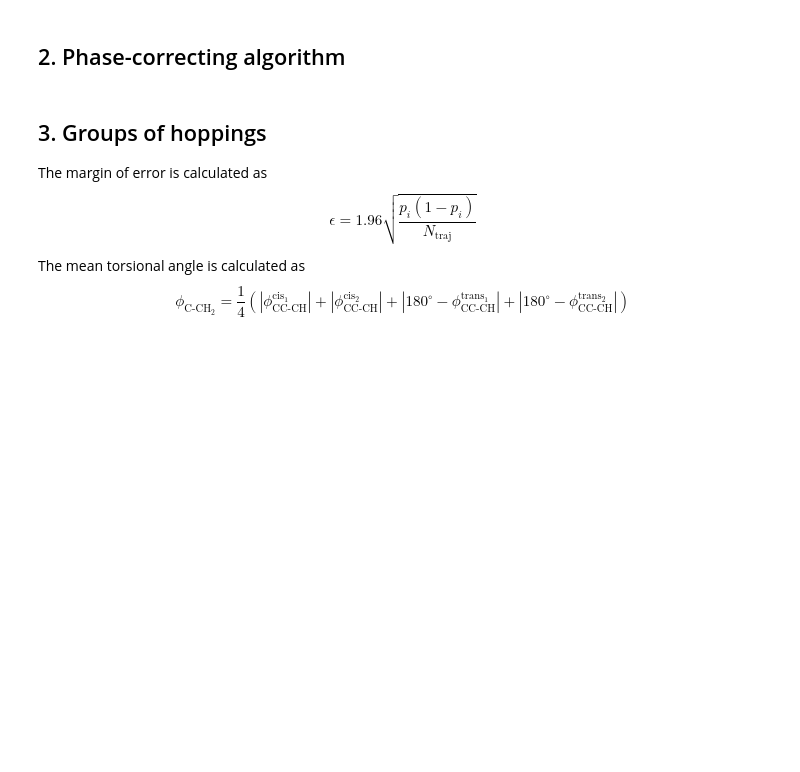
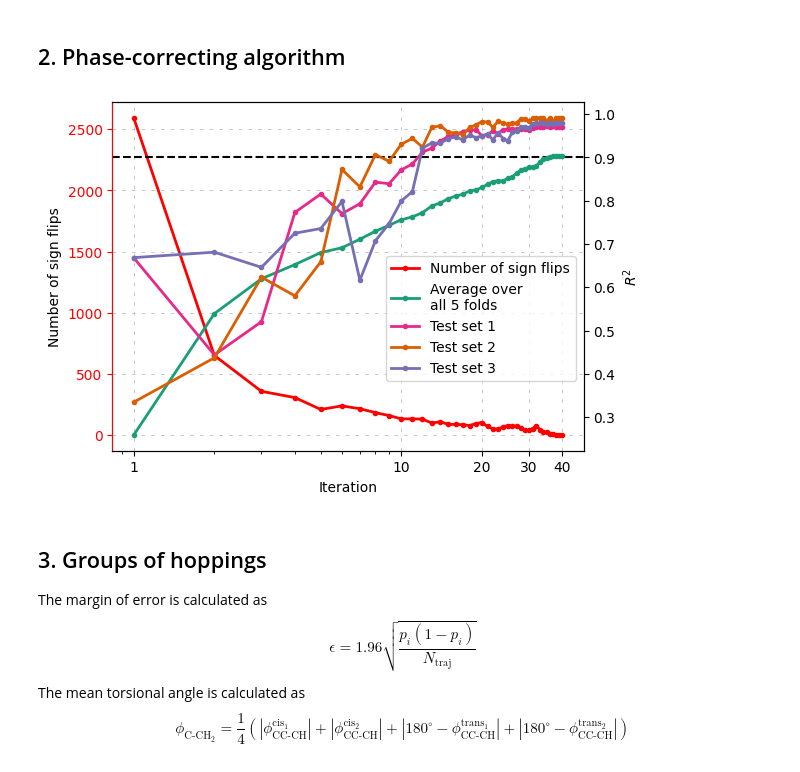
Before and after one commit to JakubMartinka/Fulvene-ML-FSSH, a Jupyter notebook: SI.ipynb, the cells around one changed output. Saved outputs shown, nothing was run; the diff lists cells and outputs as text; code cells hidden in the pictures; blank space fills up the shorter version.

```diff
--- a/SI.ipynb
+++ b/SI.ipynb
@@ -139,34 +159,36 @@ df = pd.read_csv('data/phasecorrection.csv')
 df = df.groupby("iteration").agg({"flipped": "sum", "R2": "mean", "RMSE": "mean"}).reset_index()
 
 df2 = pd.read_csv('data/phasecorrection_opthyper.csv')
 
 fig, axs = plt.subplots(1, 1, figsize=(6, 4), layout="compressed")
 
 axs.set_xlabel("Iteration")
 axs.set_ylabel("Number of sign flips")
 l1, = axs.plot(df['iteration'], df['flipped'], 'o-', lw=2, label='Number of sign flips', color="red", markersize=3)
 
 axs2 = axs.twinx()
 axs2.set_ylabel("$R^2$")
 axs2.axhline(y=.9, c="black", linestyle='--')
 l2, = axs2.plot(df['iteration'], df['R2'], 'o-', lw=2, label="Average over\nall 5 folds", c=cg, markersize=3) # Kfold test set:
 l3, = axs2.plot(df2['iteration'], df2['R2_1'], 'o-', lw=2, label="Test set 1", c=cr, markersize=3) # Test set 1: 5000 randomly selected points
 l4, = axs2.plot(df2['iteration'], df2['R2_2'], 'o-', lw=2, label="Test set 2", c=co, markersize=3) # Test set 2: 5000 points where Frobenius norm of NACs was larger than 5
 l5, = axs2.plot(df2['iteration'], df2['R2_3'], 'o-', lw=2, label="Test set 3", c=cp, markersize=3) # Test set 3: 6010 points from first 10 trajectories
 
 axs.set_xscale('log')
 axs.set_xticks([1, 10, 20, 30, 40], ["1", "10", "20", "30", "40"])
 
 lines = [l1, l2, l3, l4, l5]
 
 axs.legend(lines, [l.get_label() for l in lines], loc=(0.58, 0.2))
 axs.grid(linestyle = '--', dashes=(5, 9), linewidth = 0.5)
 
 axs.tick_params(axis='y', colors="red")
 axs2.spines['left'].set_color("red")
 
-save_fig('phase_correction', tight_layout=False)
+#save_fig('phase_correction', tight_layout=False)
 plt.show()
+# %% [output]
+[figure, added]
 # %% [markdown]
 ## 3. Groups of hoppings
 The margin of error is calculated as
```
Also changed, not shown: parts of 20 cells of this notebook.
